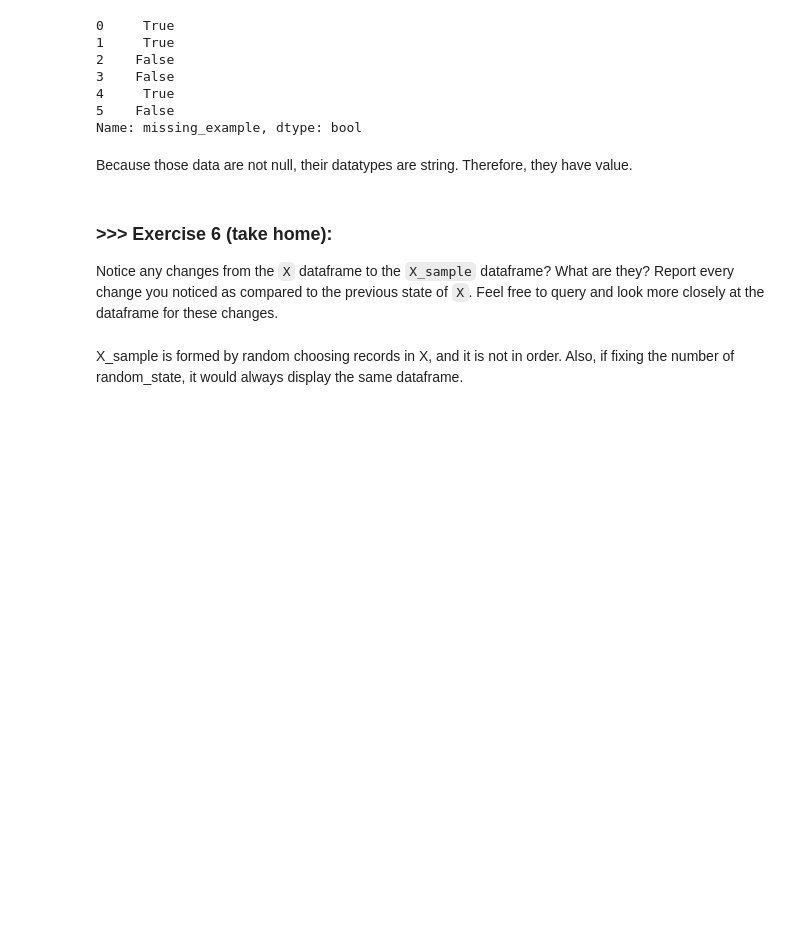
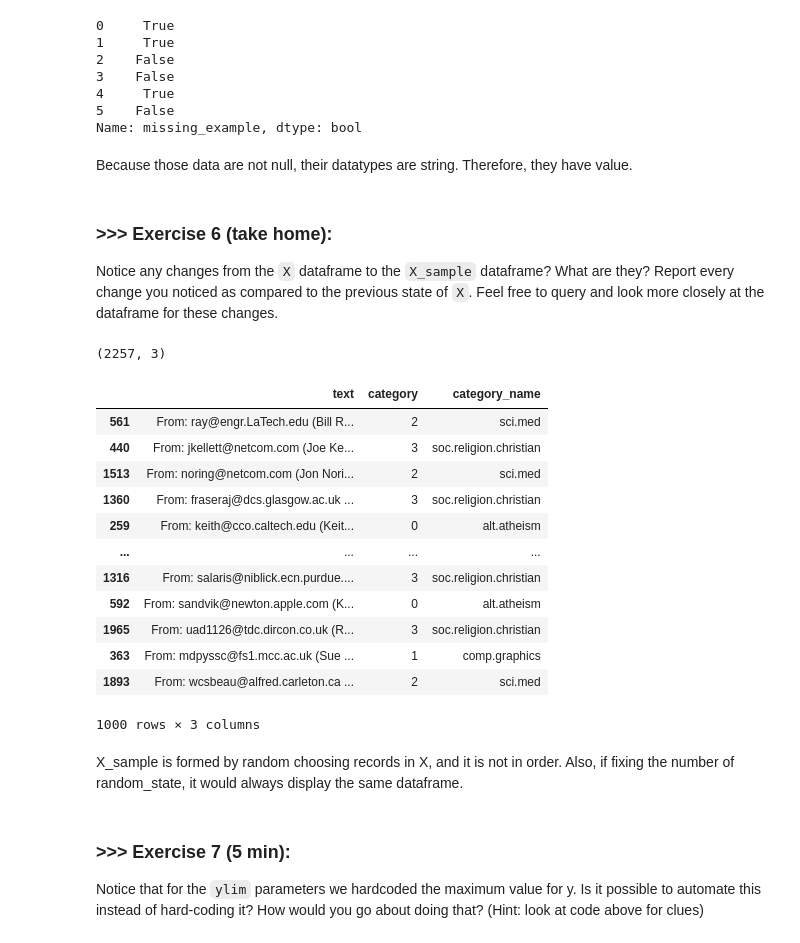
Before and after one commit to jessie1130/DM2023-Lab1-Master, a Jupyter notebook: Homework/DM2023-Lab1-Homework.ipynb, the cells around one changed output. Cells and saved outputs as stored; diff of their text form; code cells hidden in the pictures; blank space fills up the shorter version.

```diff
--- a/Homework/DM2023-Lab1-Homework.ipynb
+++ b/Homework/DM2023-Lab1-Homework.ipynb
@@ -165,6 +165,28 @@ Because those data are not null, their datatypes are string. Therefore, they hav
 # %% [markdown]
 ### >>> Exercise 6 (take home):
 Notice any changes from the `X` dataframe to the `X_sample` dataframe? What are they? Report every change you noticed as compared to the previous state of `X`. Feel free to query and look more closely at the dataframe for these changes.
+# %%
+print(X.shape)
+X_sample = X.sample(n=1000,random_state=42) #random state
+display(X_sample)
+# %% [output]
+(2257, 3)
+|  | text | category | category_name |
+| 561 | From: ray@engr.LaTech.edu (Bill R... | 2 | sci.med |
+| 440 | From: jkellett@netcom.com (Joe Ke... | 3 | soc.religion.christian |
+| 1513 | From: noring@netcom.com (Jon Nori... | 2 | sci.med |
+| 1360 | From: fraseraj@dcs.glasgow.ac.uk ... | 3 | soc.religion.christian |
+| 259 | From: keith@cco.caltech.edu (Keit... | 0 | alt.atheism |
+| ... | ... | ... | ... |
+| 1316 | From: salaris@niblick.ecn.purdue.... | 3 | soc.religion.christian |
+| 592 | From: sandvik@newton.apple.com (K... | 0 | alt.atheism |
+| 1965 | From: uad1126@tdc.dircon.co.uk (R... | 3 | soc.religion.christian |
+| 363 | From: mdpyssc@fs1.mcc.ac.uk (Sue ... | 1 | comp.graphics |
+| 1893 | From: wcsbeau@alfred.carleton.ca ... | 2 | sci.med |
+1000 rows × 3 columns
 # %% [markdown]
 X_sample is formed by random choosing records in X, and it is not in order.
 Also, if fixing the number of random_state, it would always display the same dataframe.
+# %% [markdown]
+### >>> **Exercise 7 (5 min):**
+Notice that for the `ylim` parameters we hardcoded the maximum value for y. Is it possible to automate this instead of hard-coding it? How would you go about doing that? (Hint: look at code above for clues)
```
Also changed, not shown: parts of 7 cells of this notebook, 1 other file.
